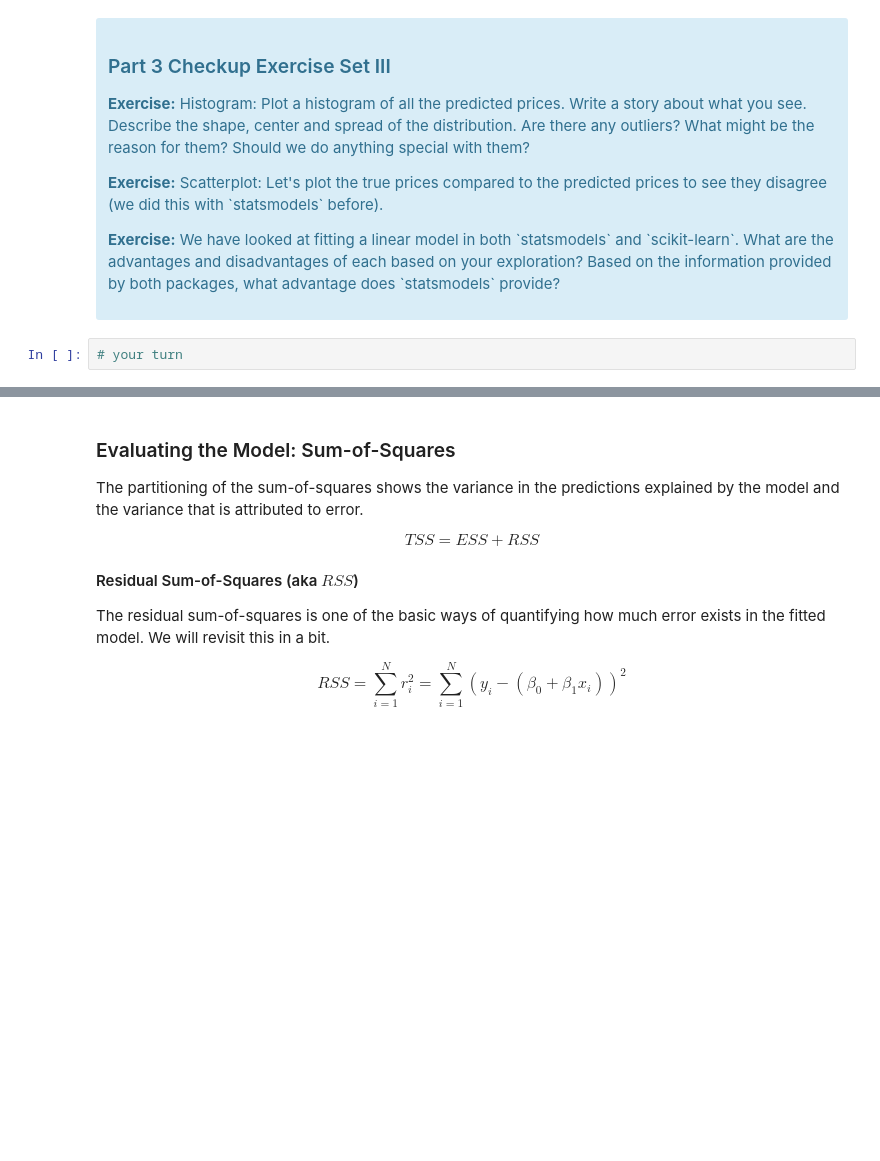
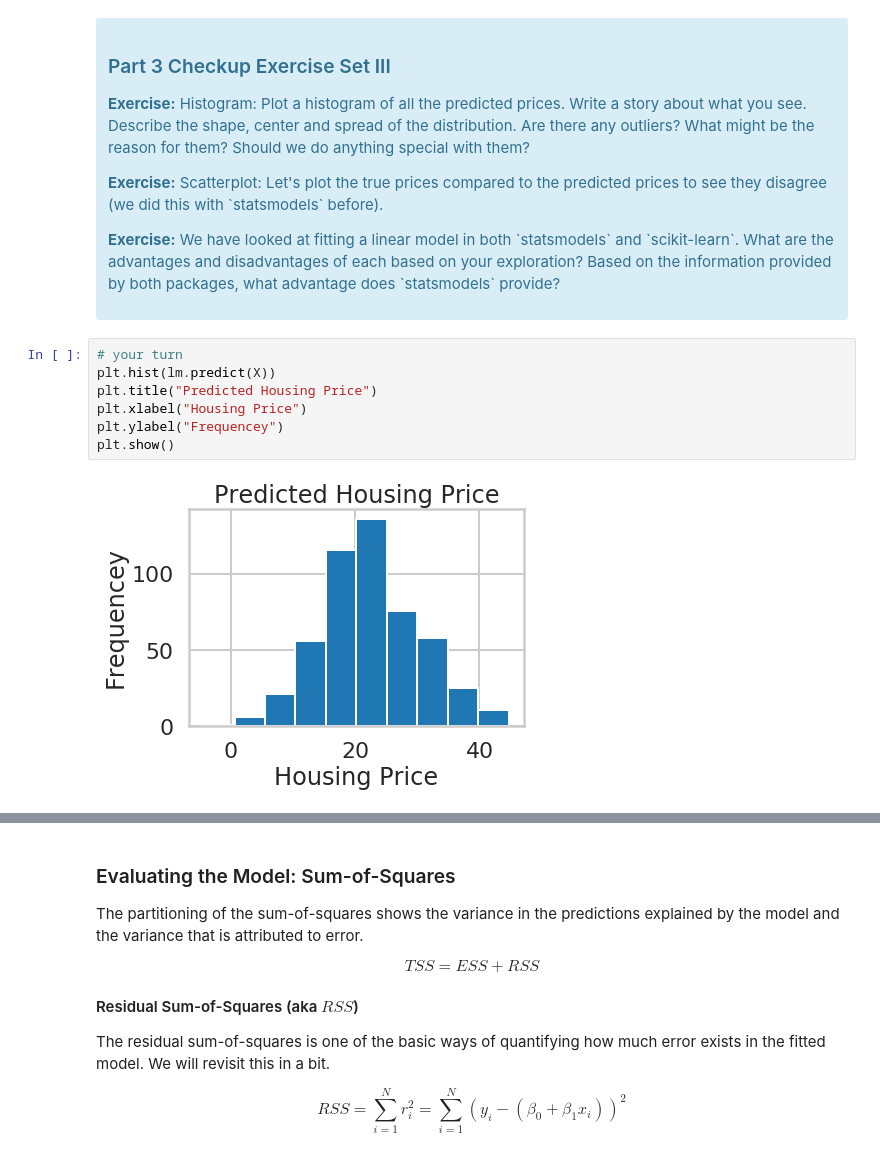
Before and after one commit to gperdrizet/linear_regression, a Jupyter notebook: Mini_Project_Linear_Regression.ipynb, the cells around one changed output, grey strips where cells are left out. Cells and saved outputs as stored; diff of their text form; blank space fills up the shorter version.

```diff
--- a/Mini_Project_Linear_Regression.ipynb
+++ b/Mini_Project_Linear_Regression.ipynb
@@ -601,5 +734,12 @@ lm.predict(X)[0:5]
 
 <p><b>Exercise:</b> We have looked at fitting a linear model in both `statsmodels` and `scikit-learn`. What are the advantages and disadvantages of each based on your exploration? Based on the information provided by both packages, what advantage does `statsmodels` provide?</p>
 </div>
-# %%
-# your turn
+# %%
+# your turn
+plt.hist(lm.predict(X))
+plt.title("Predicted Housing Price")
+plt.xlabel("Housing Price")
+plt.ylabel("Frequencey")
+plt.show()
+# %% [output]
+[figure, added]
```
Also changed, not shown: parts of 43 cells of this notebook.
